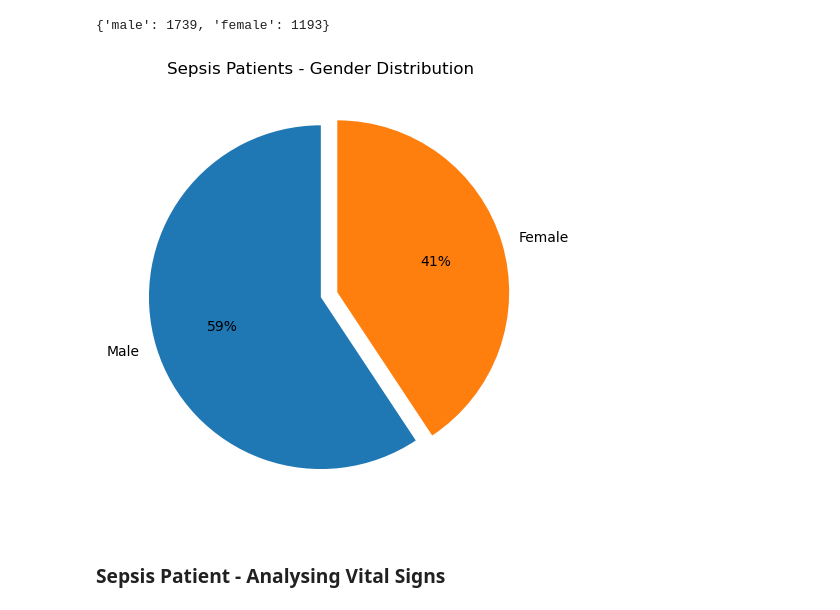
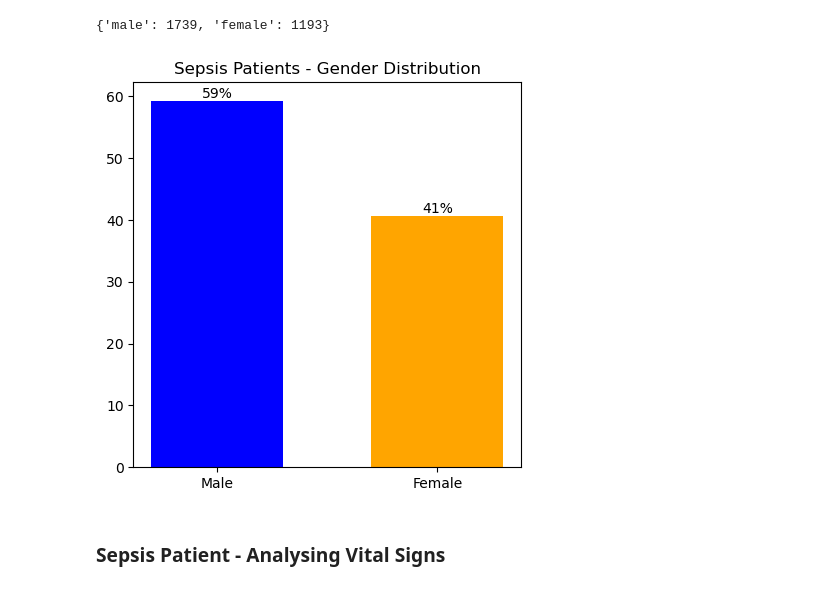
Before and after one commit to KJGVidya/Sepsis_Prediction, a Jupyter notebook: EDA - 01 Sepsis Analysis.ipynb, the cells around one changed output. Saved outputs shown, nothing was run; the diff lists cells and outputs as text; code cells hidden in the pictures.

```diff
--- a/EDA - 01 Sepsis Analysis.ipynb
+++ b/EDA - 01 Sepsis Analysis.ipynb
@@ -205,13 +208,15 @@ nonSep_rec
 # %% [output]
 1524294
 # %%
-no_sepsis_percent = (nonSep_rec/df.shape[0])*100
-sepsis_percent = (sep_rec/df.shape[0])*100
+c = ['blue', 'orange']
+ax = df.SepsisLabel.value_counts().plot.bar(color = c)
+plt.xlabel('Sepsis')
+plt.xticks(rotation = 360)
+plt.ylabel('Count')
 
-labels_sep = ['No Sepsis', 'Sepsis']
-sizes_sep = [no_sepsis_percent, sepsis_percent]
-explode = (0, 0.1)
-plt.pie(sizes_sep, explode = explode, labels = labels_sep, autopct = '%1.0f%%', startangle = 90)
-plt.title('Sepsis Distribution')
-plt.show()
+for p in ax.patches:
+    width = p.get_width()
+    height = p.get_height()
+    x, y = p.get_xy()
+    ax.annotate(  f'{(height/df.shape[0]):.0%}', (x + width/2, y + height*1.02), ha='center')
 # %% [output]
@@ -282,13 +287,17 @@ female_percent = (dict_gender['female']/len(sep_pat))*100
 labels_gen = ['Male', 'Female']
 sizes_gen = [male_percent, female_percent]
 # %%
-plt.pie(sizes_gen, explode = explode, labels = labels_gen, autopct = '%1.0f%%', startangle = 90)
+c = ['blue', 'orange']
+labels_sep = ['No Sepsis', 'Sepsis']
+sizes_sep = [no_sepsis_percent, sepsis_percent]
+fig, ax = plt.subplots(figsize = (5,5))
+bars = ax.bar(labels_gen, sizes_gen,width = 0.6, color=c)
+
 plt.title('Sepsis Patients - Gender Distribution')
-
-plt.tight_layout()
-plt.show()
+for bars in ax.containers:
+    ax.bar_label(bars, fmt='{:.0f}%')
 # %% [output]
-[figure, old version]
+[figure, new version]
 # %% [markdown]
 <h3>Sepsis Patient - Analysing Vital Signs
 # %% [markdown]
```
Also changed, not shown: parts of 12 cells of this notebook.
